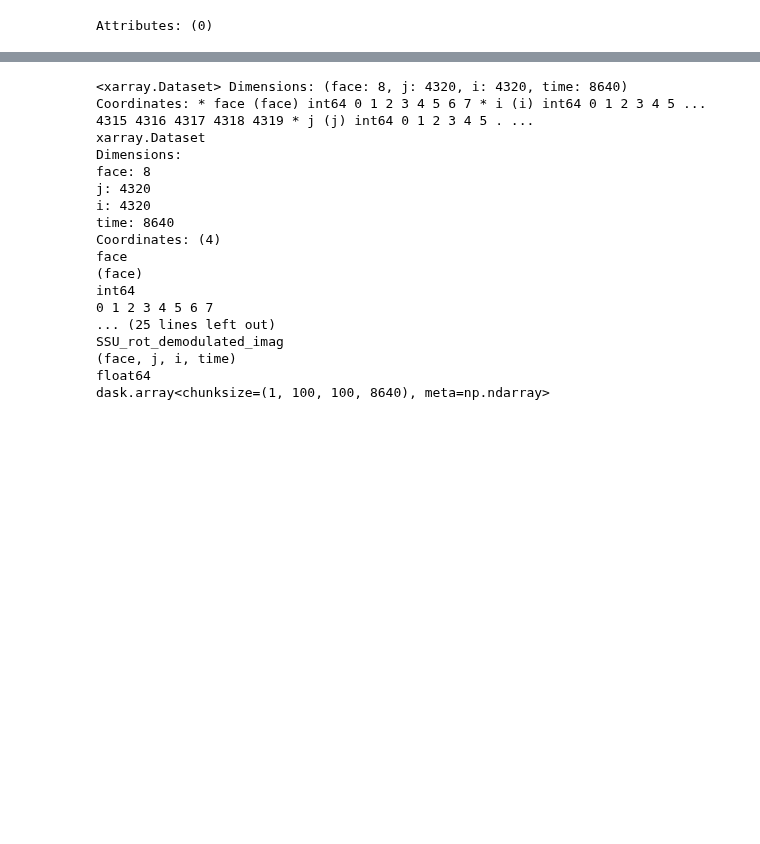
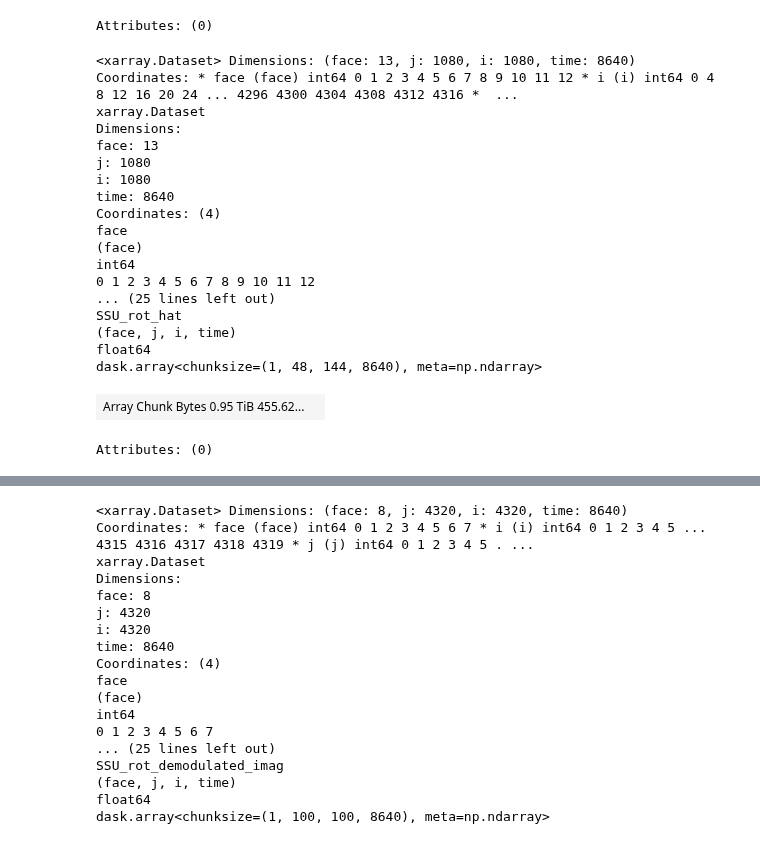
Before and after one commit to zcasparco/equinox_phd, a Jupyter notebook: llc4320/signal_filtering_store.ipynb, the cells around one changed output, grey strips where cells are left out. Saved outputs shown, nothing was run; the diff lists cells and outputs as text; code cells hidden in the pictures; blank space fills up the shorter version.

```diff
--- a/llc4320/signal_filtering_store.ipynb
+++ b/llc4320/signal_filtering_store.ipynb
@@ -468,6 +489,29 @@ float64
 dask.array<chunksize=(1, 100, 100, 8640), meta=np.ndarray>
 | Array Chunk Bytes 5.87 TiB 659.18... |  |
 Attributes: (0)
+# %%
+ds = xr.open_zarr(ut.work_data_dir+'filtered_itide/SSU_low.zarr')
+ds
+# %% [output]
+<xarray.Dataset> Dimensions: (face: 13, j: 1080, i: 1080, time: 8640) Coordinates: * face (face) int64 0 1 2 3 4 5 6 7 8 9 10 11 12 * i (i) int64 0 4 8 12 16 20 24 ... 4296 4300 4304 4308 4312 4316 *  ...
+xarray.Dataset
+Dimensions:
+face: 13
+j: 1080
+i: 1080
+time: 8640
+Coordinates: (4)
+face
+(face)
+int64
+0 1 2 3 4 5 6 7 8 9 10 11 12
+... (25 lines left out)
+SSU_rot_hat
+(face, j, i, time)
+float64
+dask.array<chunksize=(1, 48, 144, 8640), meta=np.ndarray>
+| Array Chunk Bytes 0.95 TiB 455.62... |  |
+Attributes: (0)
 # %%
 #Apply concat function on ds
 face = 1
```
Also changed, not shown: parts of 5 cells of this notebook, 5 other files.
